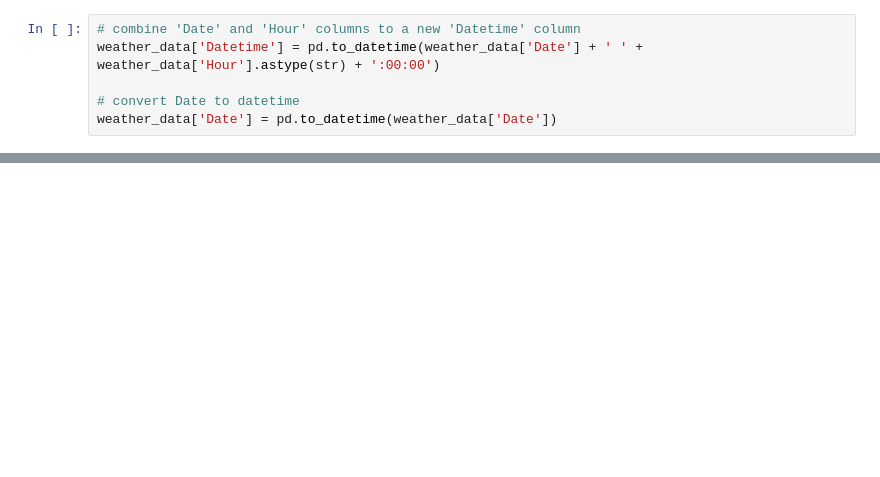
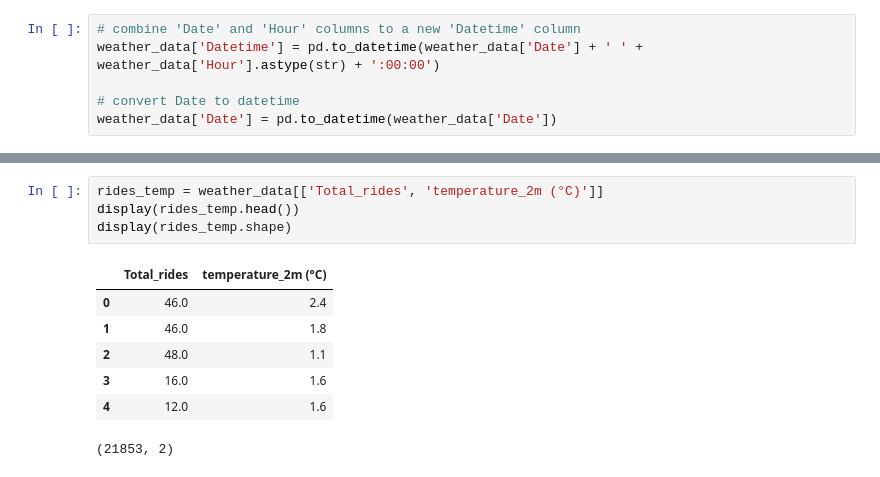
Before and after one commit to michalpasternak7/CA-Project-3-Capital-Bike-Share, a Jupyter notebook: cbs_weather.ipynb, the cells around one changed output, grey strips where cells are left out. Drawn from its saved outputs; the diff is of its cells as text; blank space fills up the shorter version.

```diff
--- a/cbs_weather.ipynb
+++ b/cbs_weather.ipynb
@@ -102,0 +69,12 @@ memory usage: 1.7+ MB
+# %%
+rides_temp = weather_data[['Total_rides', 'temperature_2m (°C)']]
+display(rides_temp.head())
+display(rides_temp.shape)
+# %% [output]
+|  | Total_rides | temperature_2m (°C) |
+| 0 | 46.0 | 2.4 |
+| 1 | 46.0 | 1.8 |
+| 2 | 48.0 | 1.1 |
+| 3 | 16.0 | 1.6 |
+| 4 | 12.0 | 1.6 |
+(21853, 2)
```
Also changed, not shown: parts of 18 cells of this notebook, 1 other file.
